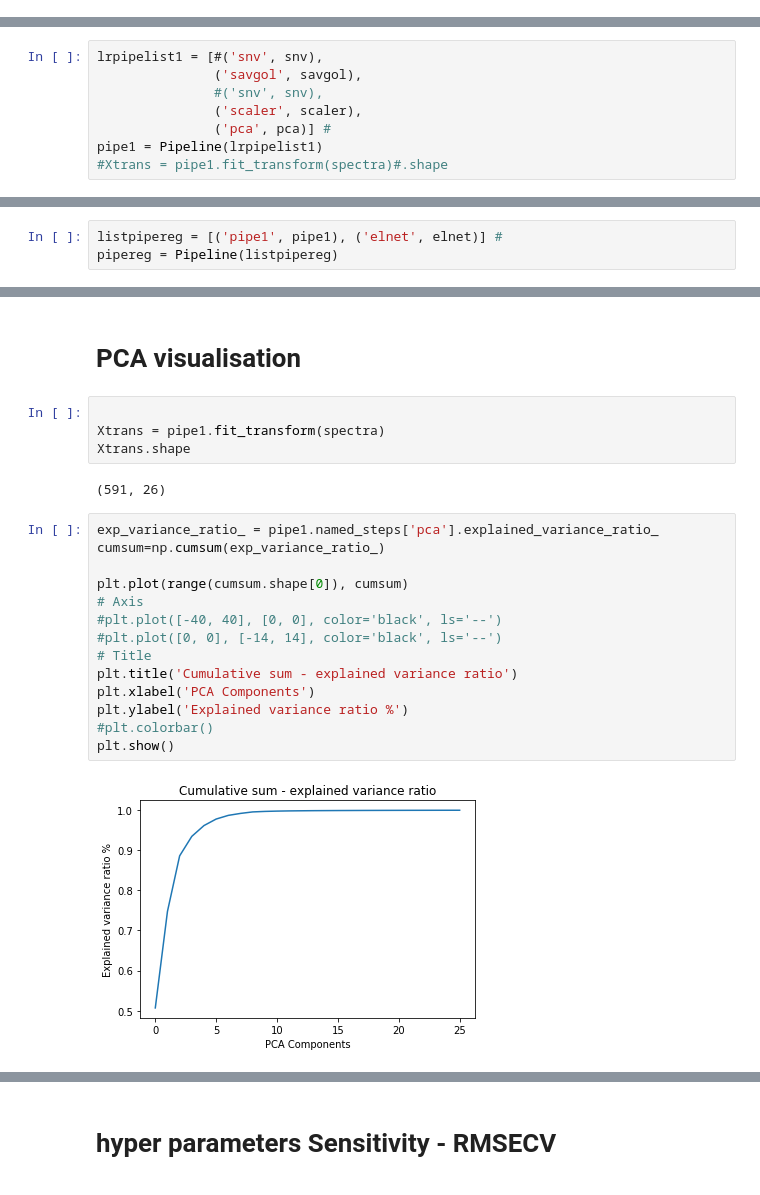
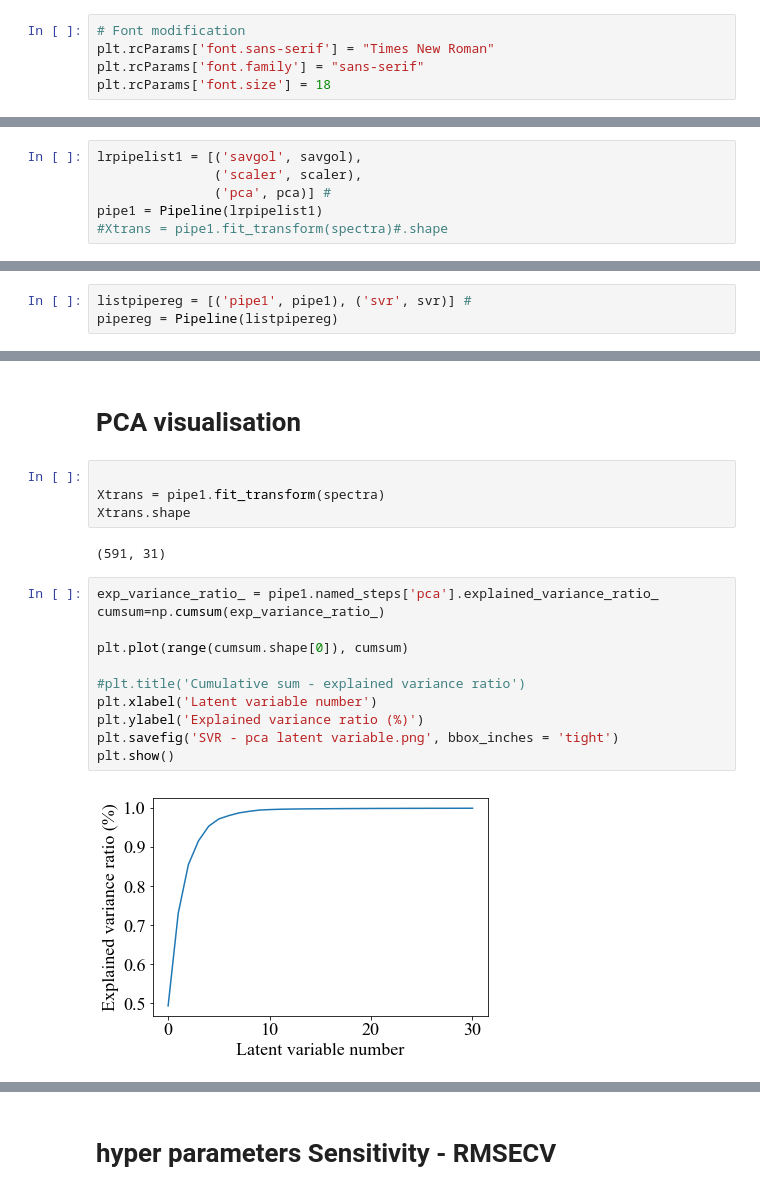
Before and after one commit to rudloffl/open-nirs, a Jupyter notebook: notebooks/C4 - regression SVM.ipynb, the cells around one changed output, grey strips where cells are left out. Cells and saved outputs as stored; diff of their text form.

```diff
--- a/notebooks/C4 - regression SVM.ipynb
+++ b/notebooks/C4 - regression SVM.ipynb
@@ -2,6 +2,11 @@
 import numpy as np
 import pandas as pd
 import matplotlib.pyplot as plt
+# %%
+# Font modification
+plt.rcParams['font.sans-serif'] = "Times New Roman"
+plt.rcParams['font.family'] = "sans-serif"
+plt.rcParams['font.size'] = 18
 # %%
 # Use with caution
 if True:
@@ -129,9 +97,7 @@ pca = PCA()
 # %% [markdown]
 # Tree construction
 # %%
-lrpipelist1 = [#('snv', snv),
-               ('savgol', savgol),
-               #('snv', snv),
+lrpipelist1 = [('savgol', savgol),
                ('scaler', scaler),
                ('pca', pca)] #
 pipe1 = Pipeline(lrpipelist1)
@@ -146,5 +112,5 @@ elnet = ElasticNet(random_state=0, max_iter=10000)
 # %%
-listpipereg = [('pipe1', pipe1), ('elnet', elnet)] #
+listpipereg = [('pipe1', pipe1), ('svr', svr)] #
 pipereg = Pipeline(listpipereg)
 # %%
 pipereg.fit(spectra, spectra['target'])
@@ -269,23 +232,20 @@ Xtrans = pipe1.transform(spectra)
 Xtrans = pipe1.fit_transform(spectra)
 Xtrans.shape
 # %% [output]
-(591, 26)
+(591, 31)
 # %%
 exp_variance_ratio_ = pipe1.named_steps['pca'].explained_variance_ratio_
 cumsum=np.cumsum(exp_variance_ratio_)
 
 plt.plot(range(cumsum.shape[0]), cumsum)
-# Axis
-#plt.plot([-40, 40], [0, 0], color='black', ls='--')
-#plt.plot([0, 0], [-14, 14], color='black', ls='--')
-# Title
-plt.title('Cumulative sum - explained variance ratio')
-plt.xlabel('PCA Components')
-plt.ylabel('Explained variance ratio %')
-#plt.colorbar()
+
+#plt.title('Cumulative sum - explained variance ratio')
+plt.xlabel('Latent variable number')
+plt.ylabel('Explained variance ratio (%)')
+plt.savefig('SVR - pca latent variable.png', bbox_inches = 'tight')
 plt.show()
 # %% [output]
-[figure, old version]
+[figure, new version]
 # %%
 cumsum
 # %% [output]
```
Also changed, not shown: parts of 33 cells of this notebook, 7 other files.
